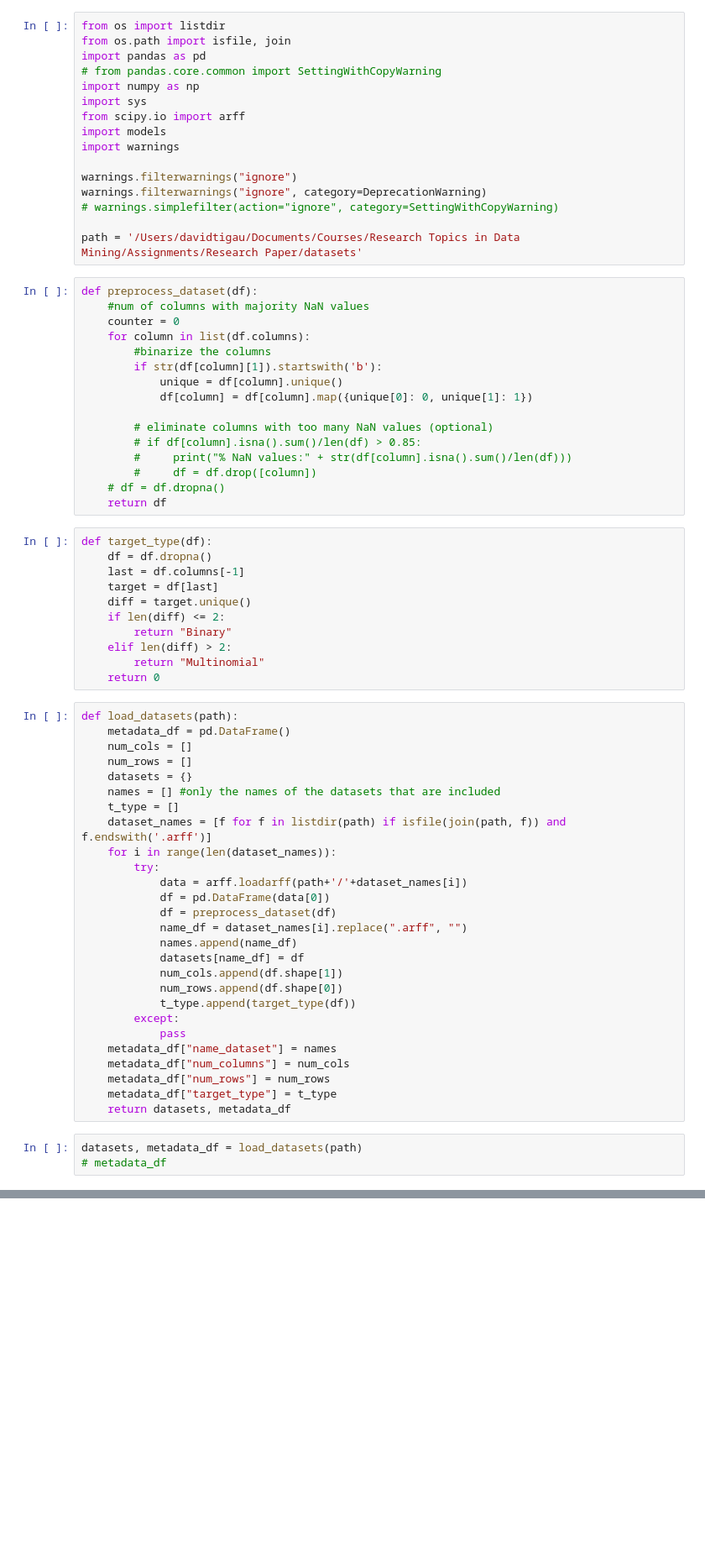
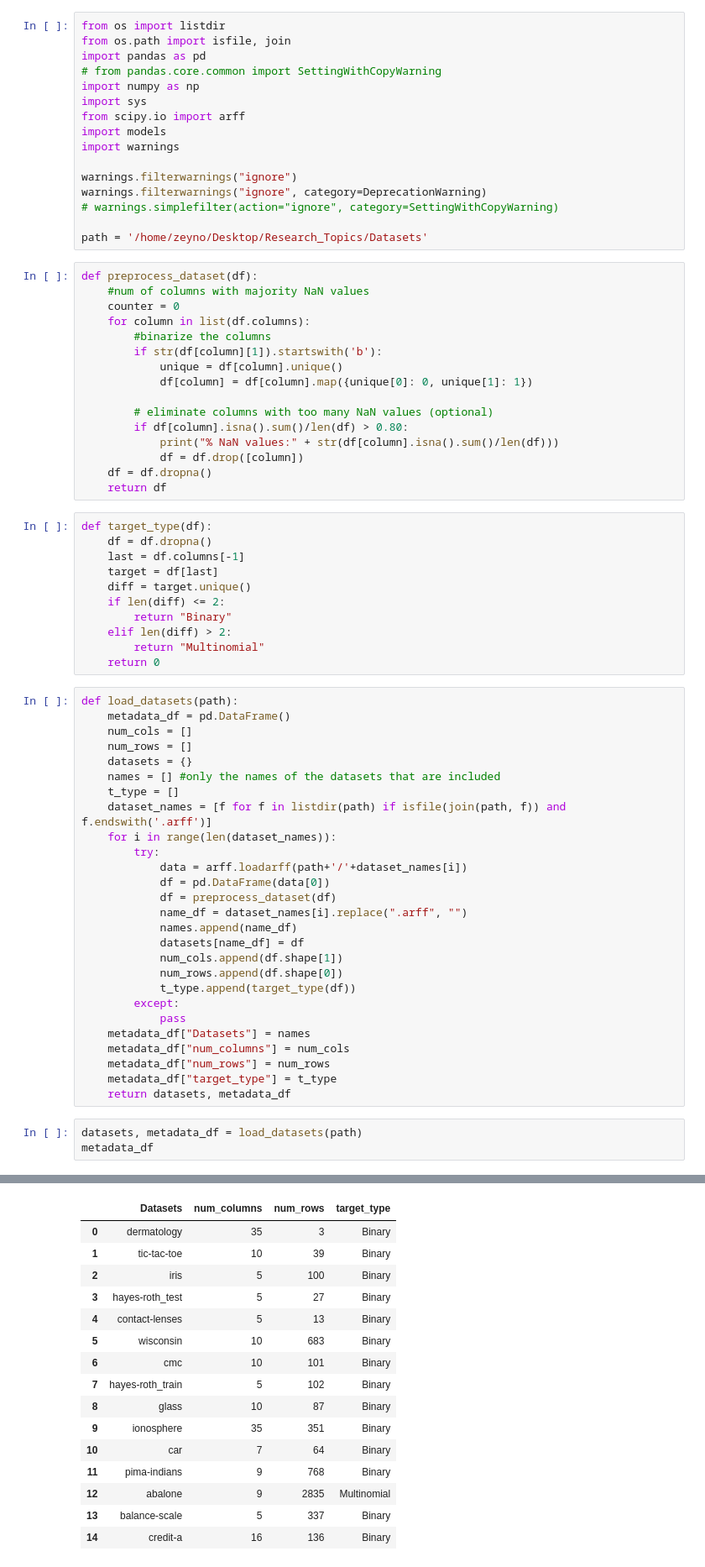
Before and after one commit to emadumitru/RTDM-EMM-G8, a Jupyter notebook: create_features.ipynb, the cells around one changed output, grey strips where cells are left out. Shown at 84% size. Saved outputs shown, nothing was run; the diff lists cells and outputs as text; blank space fills up the shorter version.

```diff
--- a/create_features.ipynb
+++ b/create_features.ipynb
@@ -13,7 +13,7 @@ warnings.filterwarnings("ignore")
 warnings.filterwarnings("ignore", category=DeprecationWarning)
 # warnings.simplefilter(action="ignore", category=SettingWithCopyWarning)
 
-path = '/Users/davidtigau/Documents/Courses/Research Topics in Data Mining/Assignments/Research Paper/datasets'
+path = '/home/zeyno/Desktop/Research_Topics/Datasets'
 # %%
 def preprocess_dataset(df):
     #num of columns with majority NaN values
@@ -25,10 +25,10 @@ def preprocess_dataset(df):
             df[column] = df[column].map({unique[0]: 0, unique[1]: 1})
 
         # eliminate columns with too many NaN values (optional)
-        # if df[column].isna().sum()/len(df) > 0.85:
-        #     print("% NaN values:" + str(df[column].isna().sum()/len(df)))
-        #     df = df.drop([column])
-    # df = df.dropna()
+        if df[column].isna().sum()/len(df) > 0.80:
+            print("% NaN values:" + str(df[column].isna().sum()/len(df)))
+            df = df.drop([column])
+    df = df.dropna()
     return df
 # %%
 def target_type(df):
@@ -63,11 +63,12 @@ def load_datasets(path):
             t_type.append(target_type(df))
         except:
             pass
-    metadata_df["name_dataset"] = names
+    metadata_df["Datasets"] = names
     metadata_df["num_columns"] = num_cols
     metadata_df["num_rows"] = num_rows
     metadata_df["target_type"] = t_type
     return datasets, metadata_df
 # %%
 datasets, metadata_df = load_datasets(path)
-# metadata_df
+metadata_df
+# %% [output]
@@ -74 +80,17 @@ datasets, metadata_df = load_datasets(path)
+|  | Datasets | num_columns | num_rows | target_type |
+| 0 | dermatology | 35 | 3 | Binary |
+| 1 | tic-tac-toe | 10 | 39 | Binary |
+| 2 | iris | 5 | 100 | Binary |
+| 3 | hayes-roth_test | 5 | 27 | Binary |
+| 4 | contact-lenses | 5 | 13 | Binary |
+| 5 | wisconsin | 10 | 683 | Binary |
+| 6 | cmc | 10 | 101 | Binary |
+| 7 | hayes-roth_train | 5 | 102 | Binary |
+| 8 | glass | 10 | 87 | Binary |
+| 9 | ionosphere | 35 | 351 | Binary |
+| 10 | car | 7 | 64 | Binary |
+| 11 | pima-indians | 9 | 768 | Binary |
+| 12 | abalone | 9 | 2835 | Multinomial |
+| 13 | balance-scale | 5 | 337 | Binary |
+| 14 | credit-a | 16 | 136 | Binary |
 # %%
```
Also changed, not shown: parts of 9 cells of this notebook, 1 other file.
